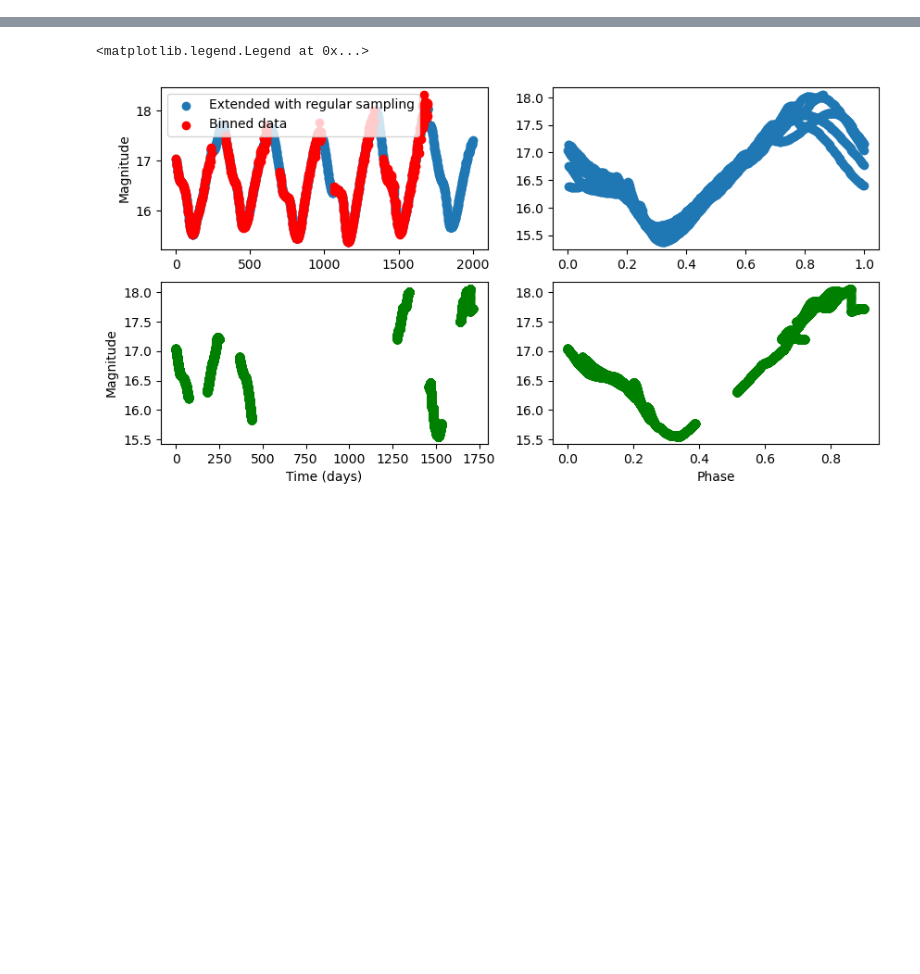
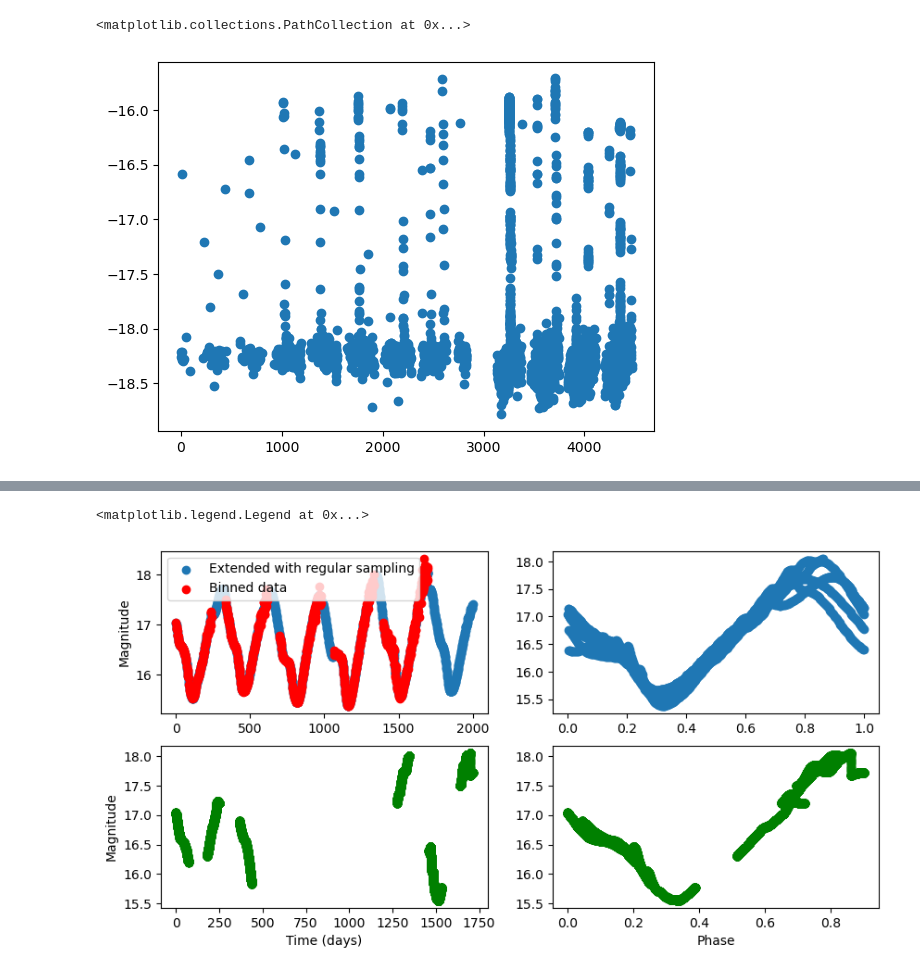
Before and after one commit to Somayeh91/Roman_lc_gen, a Jupyter notebook: example_OGLE_to_Roman_time_sampling.ipynb, the cells around one changed output, grey strips where cells are left out. Drawn from its saved outputs; the diff is of its cells as text; code cells hidden in the pictures; blank space fills up the shorter version.

```diff
--- a/example_OGLE_to_Roman_time_sampling.ipynb
+++ b/example_OGLE_to_Roman_time_sampling.ipynb
@@ -91,3 +97,8 @@ dtype: int64
+# %%
+plt.scatter(df.t, -1*df.m)
+# %% [output]
+<matplotlib.collections.PathCollection at 0x...>
+[figure, added]
 # %%
 # Normalize time axis
 if np.min(df.t) > 0:
```
Also changed, not shown: parts of 27 cells of this notebook, 6 other files.
